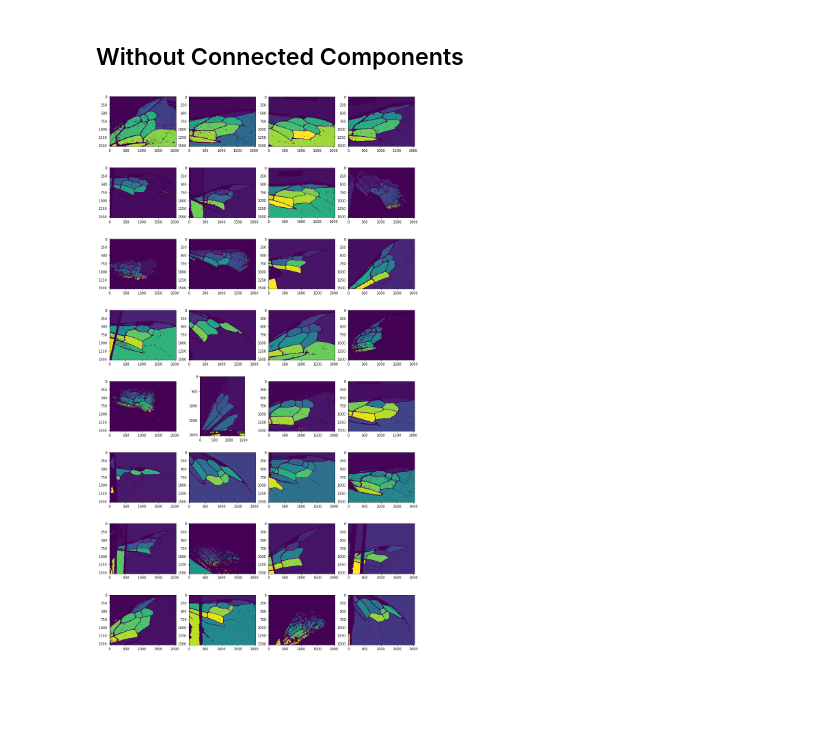
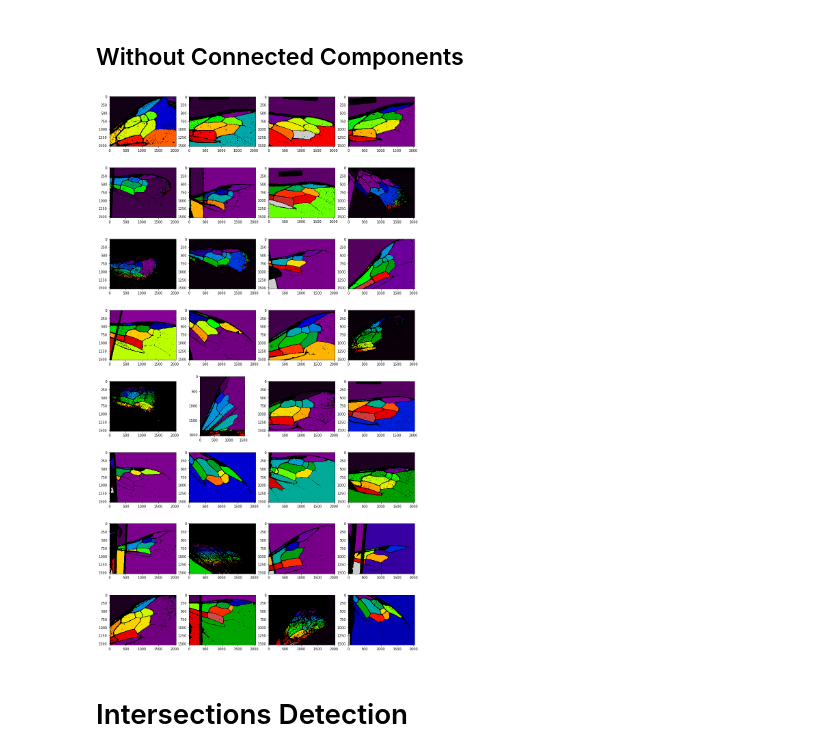
Before and after one commit to DaniGodin/BeeDetect, a Jupyter notebook: src/Alex_tests.ipynb, the cells around one changed output. Saved outputs shown, nothing was run; the diff lists cells and outputs as text; code cells hidden in the pictures; blank space fills up the shorter version.

```diff
--- a/src/Alex_tests.ipynb
+++ b/src/Alex_tests.ipynb
@@ -105,6 +105,6 @@ fig=plt.figure(figsize=(16, 30))
 for i in range (0, 32):
     ws = process(train_imgs[i])
     fig.add_subplot(8, 4, i+1)
-    plt.imshow(ws)
+    plt.imshow(ws, cmap='nipy_spectral')
 plt.show()
 # %% [output]
@@ -124,9 +124,11 @@ def process2(img):
 # %%
 fig=plt.figure(figsize=(16, 30))
 for i in range (0, 32):
     ws = process2(train_imgs[i])
     fig.add_subplot(8, 4, i+1)
-    plt.imshow(ws)
+    plt.imshow(ws, cmap='nipy_spectral')
 plt.show()
 # %% [output]
-[figure, old version]
+[figure, new version]
+# %% [markdown]
+# Intersections Detection
```
Also changed, not shown: parts of 6 cells of this notebook.
